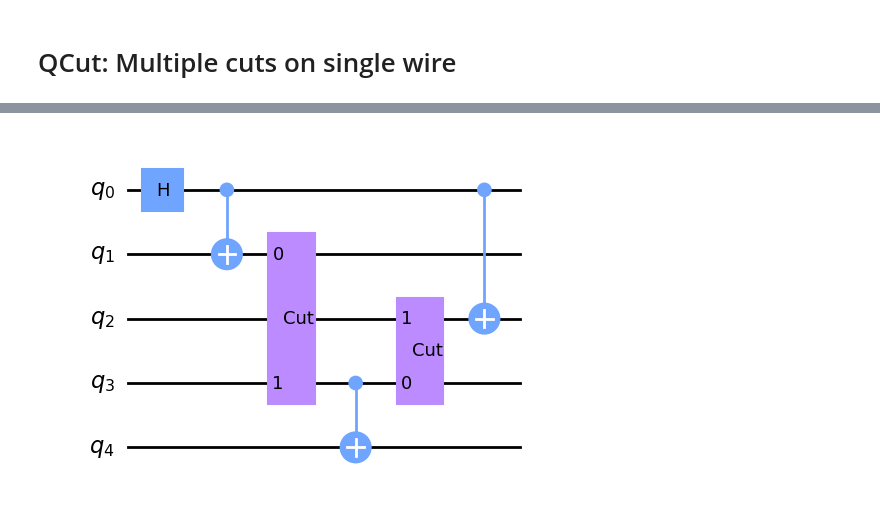
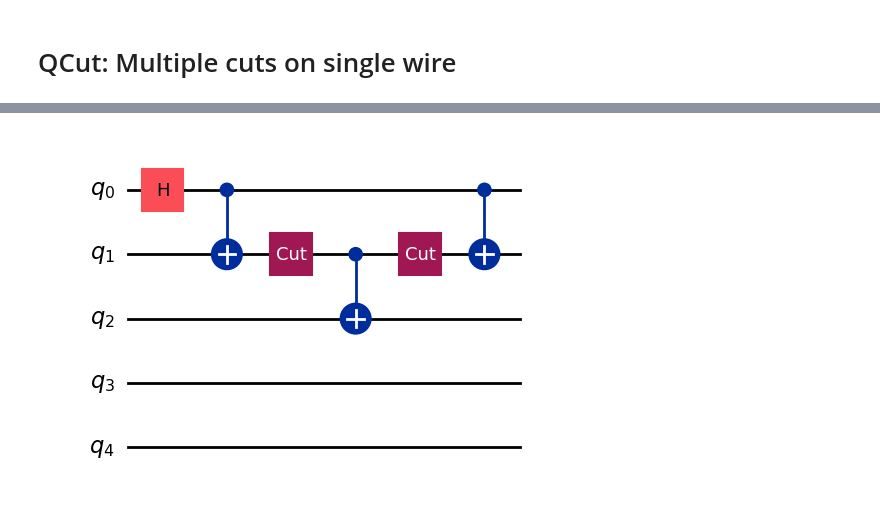
Before and after one commit to JooNiv/QCut, a Jupyter notebook: docs/examples/QCutMultipleCutsOnSingleWire.ipynb, the cells around one changed output, grey strips where cells are left out. Saved outputs shown, nothing was run; the diff lists cells and outputs as text; code cells hidden in the pictures.

```diff
--- a/docs/examples/QCutMultipleCutsOnSingleWire.ipynb
+++ b/docs/examples/QCutMultipleCutsOnSingleWire.ipynb
@@ -22,17 +22,17 @@ circuit.draw("mpl")
 # %%
 #insert cuts
 
 cut_circuit = QuantumCircuit(5)
 cut_circuit.h(0)
 cut_circuit.cx(0,1)
-cut_circuit.append(cut_wire, [1,3])
-cut_circuit.cx(3,4)
-cut_circuit.append(cut_wire, [3,2])
-cut_circuit.cx(0,2)
+cut_circuit.append(cut, [1])
+cut_circuit.cx(1,2)
+cut_circuit.append(cut, [1])
+cut_circuit.cx(0,1)
 
 cut_circuit.draw("mpl")
 # %% [output]
-[figure, old version]
+[figure, new version]
 # %%
 #find cut locations and separate into subcircuits
 
```
Also changed, not shown: parts of 7 cells of this notebook, 18 other files.
